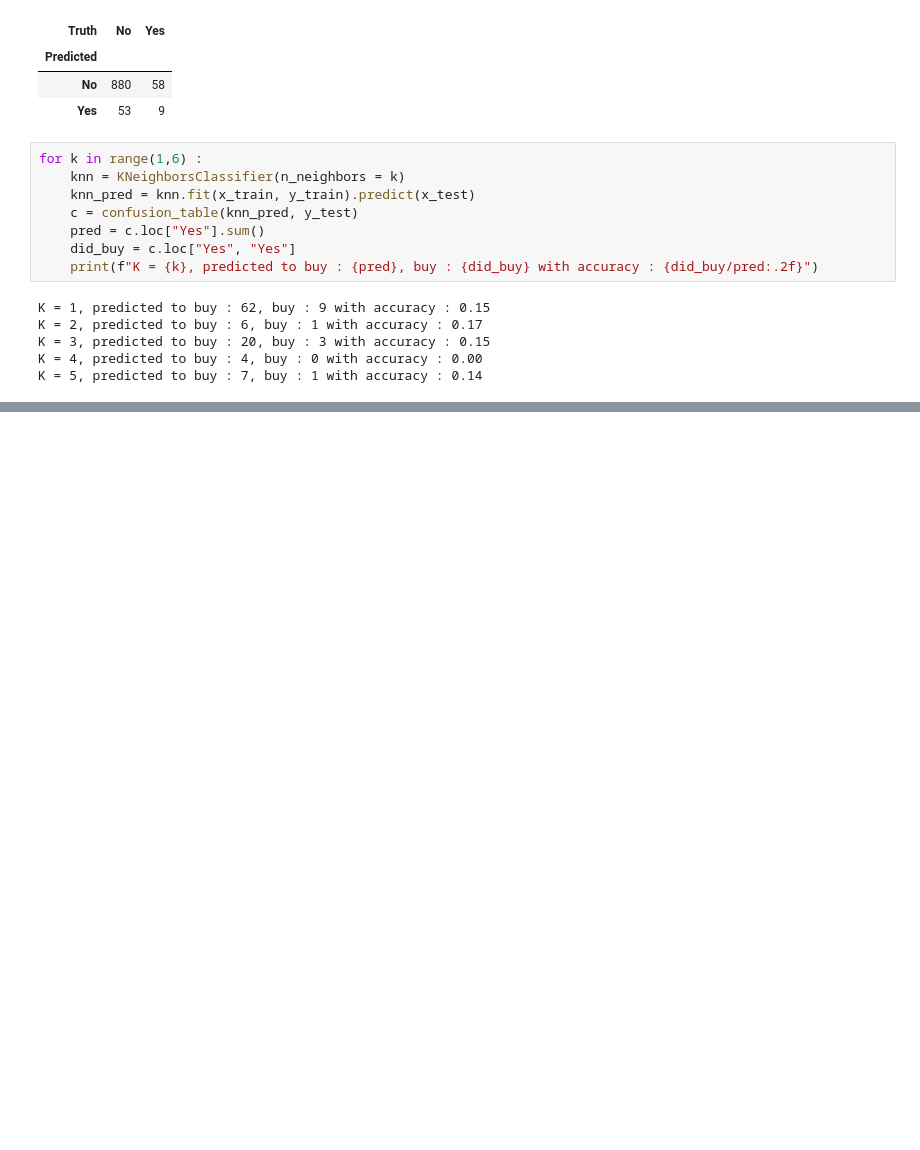
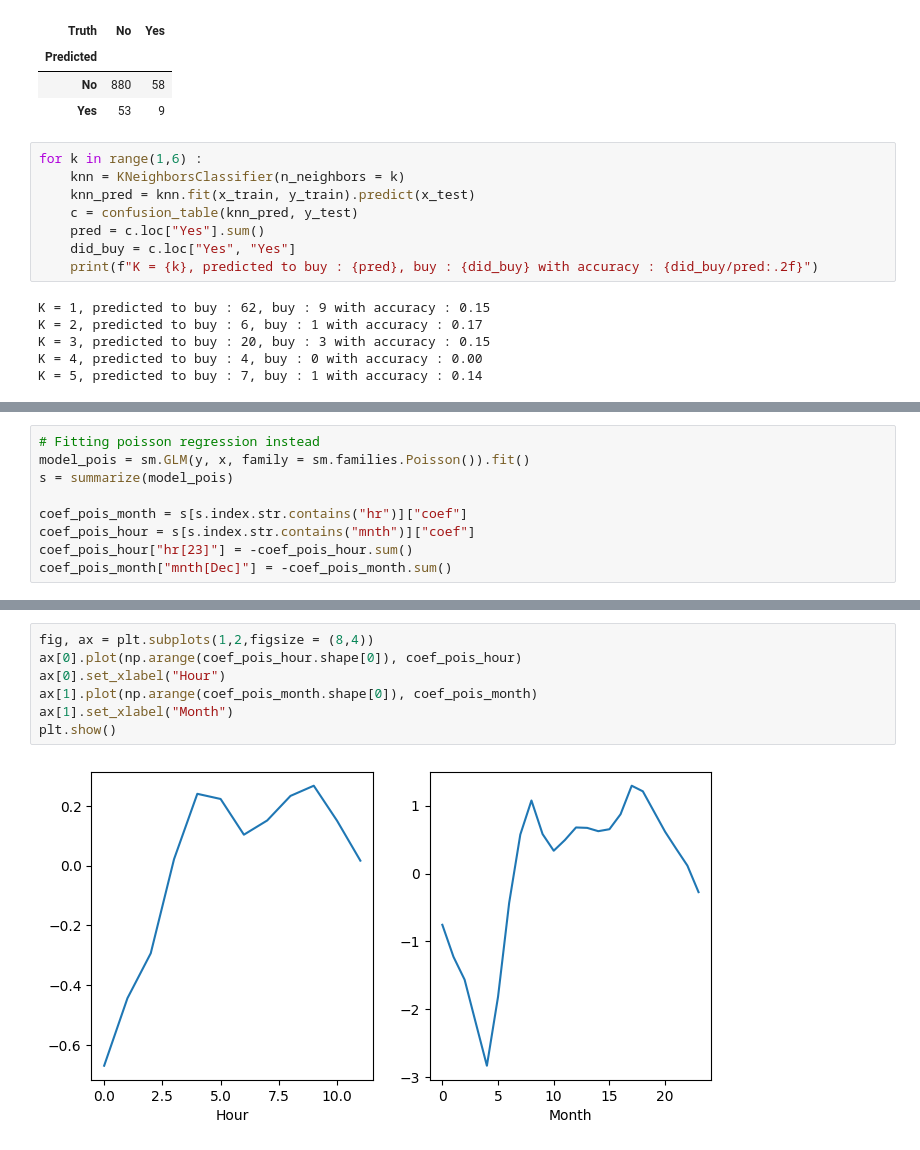
Before and after one commit to kkkamur07/ISL-Learning, a Jupyter notebook: Classification/Classification-Lab.ipynb, the cells around one changed output, grey strips where cells are left out. Cells and saved outputs as stored; diff of their text form; blank space fills up the shorter version.

```diff
--- a/Classification/Classification-Lab.ipynb
+++ b/Classification/Classification-Lab.ipynb
@@ -392,0 +499,9 @@ K = 5, predicted to buy : 7, buy : 1 with accuracy : 0.14
+# %%
+# Fitting poisson regression instead
+model_pois = sm.GLM(y, x, family = sm.families.Poisson()).fit()
+s = summarize(model_pois)
+
+coef_pois_month = s[s.index.str.contains("hr")]["coef"]
+coef_pois_hour = s[s.index.str.contains("mnth")]["coef"]
+coef_pois_hour["hr[23]"] = -coef_pois_hour.sum()
+coef_pois_month["mnth[Dec]"] = -coef_pois_month.sum()
@@ -392,0 +517,9 @@ K = 5, predicted to buy : 7, buy : 1 with accuracy : 0.14
+# %%
+fig, ax = plt.subplots(1,2,figsize = (8,4))
+ax[0].plot(np.arange(coef_pois_hour.shape[0]), coef_pois_hour)
+ax[0].set_xlabel("Hour")
+ax[1].plot(np.arange(coef_pois_month.shape[0]), coef_pois_month)
+ax[1].set_xlabel("Month")
+plt.show()
+# %% [output]
+[figure, added]
```
Also changed, not shown: parts of 13 cells of this notebook, 1 other file.
